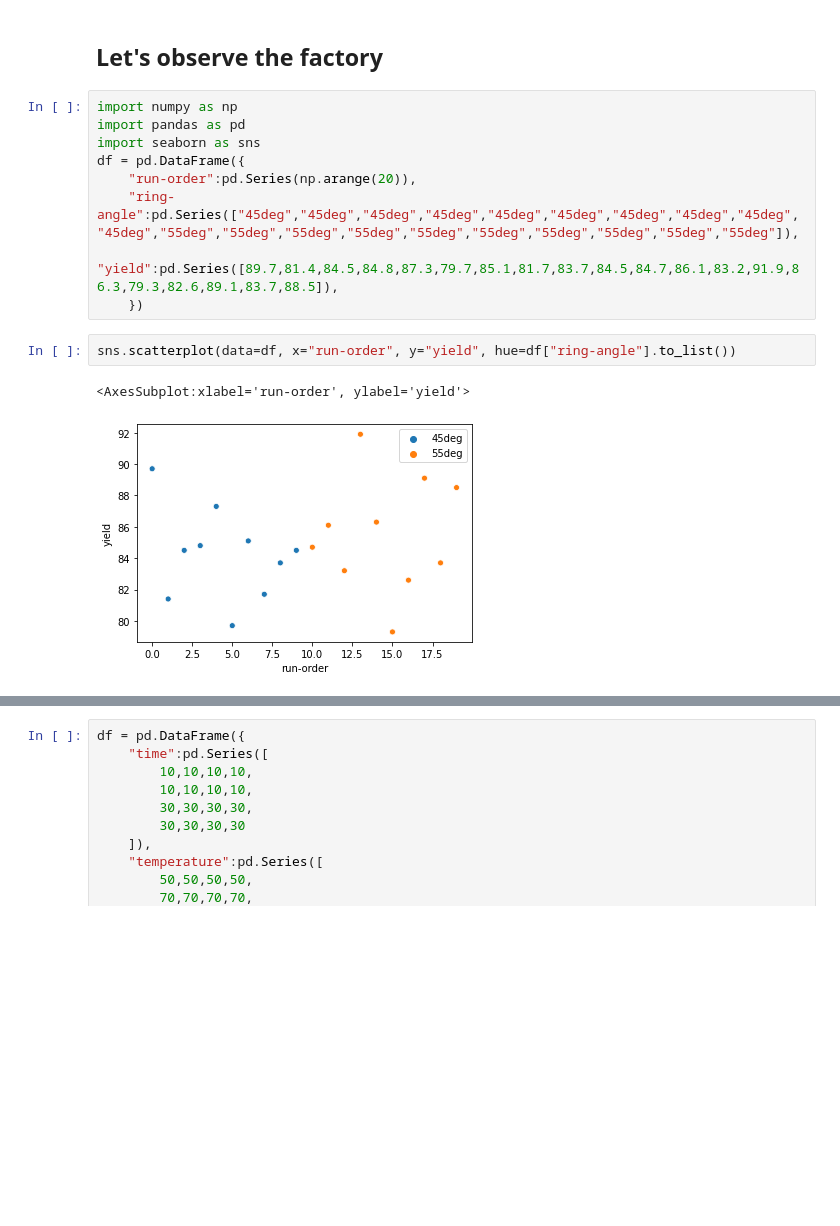
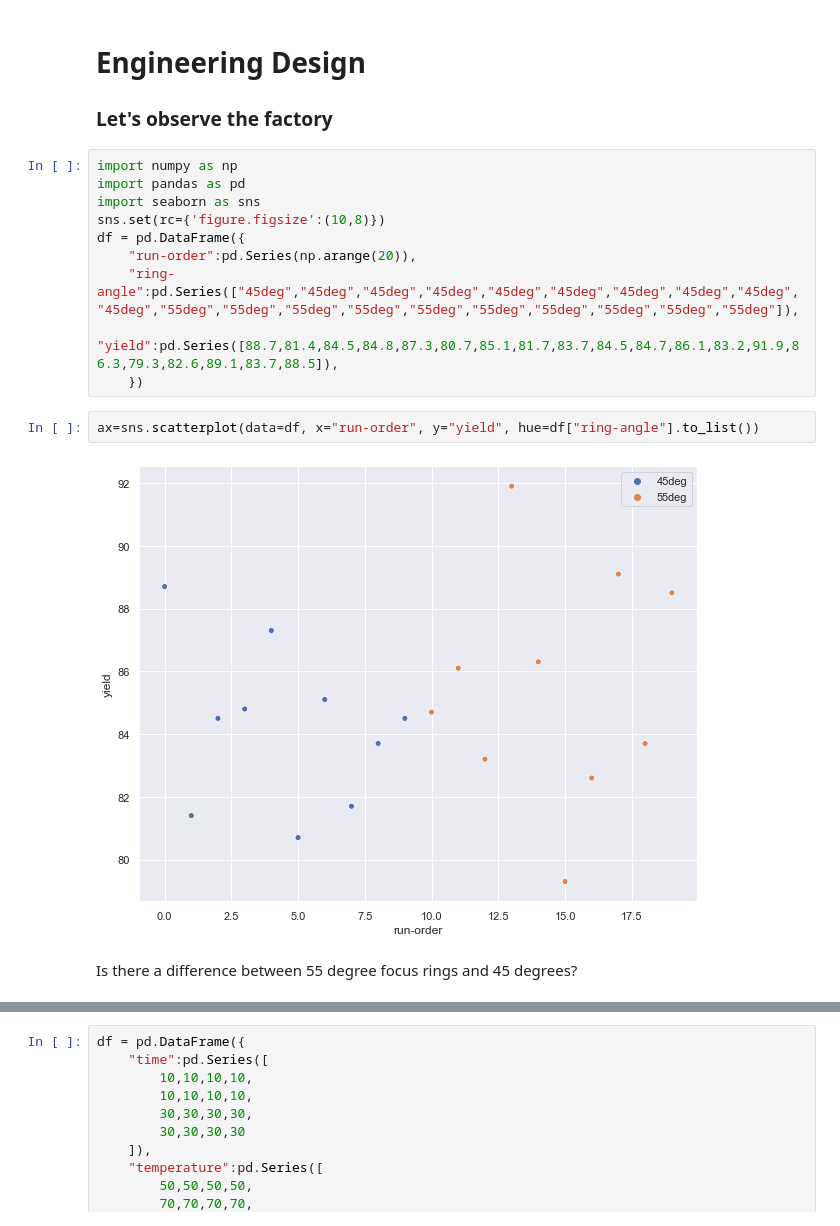
Before and after one commit to wilsonify/FocusRing, a Jupyter notebook: src/book/geometry_of_consumable_focus_rings_used_in_plasma_etching_of_thin_silicon_oxides/notebooks.ipynb, the cells around one changed output, grey strips where cells are left out. Saved outputs shown, nothing was run; the diff lists cells and outputs as text; blank space fills up the shorter version.

```diff
--- a/src/book/geometry_of_consumable_focus_rings_used_in_plasma_etching_of_thin_silicon_oxides/notebooks.ipynb
+++ b/src/book/geometry_of_consumable_focus_rings_used_in_plasma_etching_of_thin_silicon_oxides/notebooks.ipynb
@@ -1,17 +1,20 @@
 # %% [markdown]
-## Let's observe the factory
+# Engineering Design
+### Let's observe the factory
 # %%
 import numpy as np
 import pandas as pd
 import seaborn as sns
+sns.set(rc={'figure.figsize':(10,8)})
 df = pd.DataFrame({
     "run-order":pd.Series(np.arange(20)),
     "ring-angle":pd.Series(["45deg","45deg","45deg","45deg","45deg","45deg","45deg","45deg","45deg","45deg","55deg","55deg","55deg","55deg","55deg","55deg","55deg","55deg","55deg","55deg"]),
-    "yield":pd.Series([89.7,81.4,84.5,84.8,87.3,79.7,85.1,81.7,83.7,84.5,84.7,86.1,83.2,91.9,86.3,79.3,82.6,89.1,83.7,88.5]),
+    "yield":pd.Series([88.7,81.4,84.5,84.8,87.3,80.7,85.1,81.7,83.7,84.5,84.7,86.1,83.2,91.9,86.3,79.3,82.6,89.1,83.7,88.5]),
     })
 # %%
-sns.scatterplot(data=df, x="run-order", y="yield", hue=df["ring-angle"].to_list())
+ax=sns.scatterplot(data=df, x="run-order", y="yield", hue=df["ring-angle"].to_list())
 # %% [output]
-<AxesSubplot:xlabel='run-order', ylabel='yield'>
-[figure, old version]
+[figure, new version]
+# %% [markdown]
+Is there a difference between 55 degree focus rings and 45 degrees?
 # %%
```
Also changed, not shown: parts of 8 cells of this notebook.
